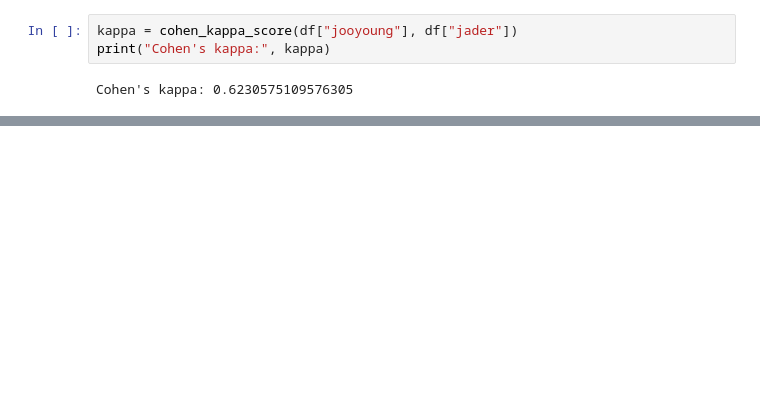
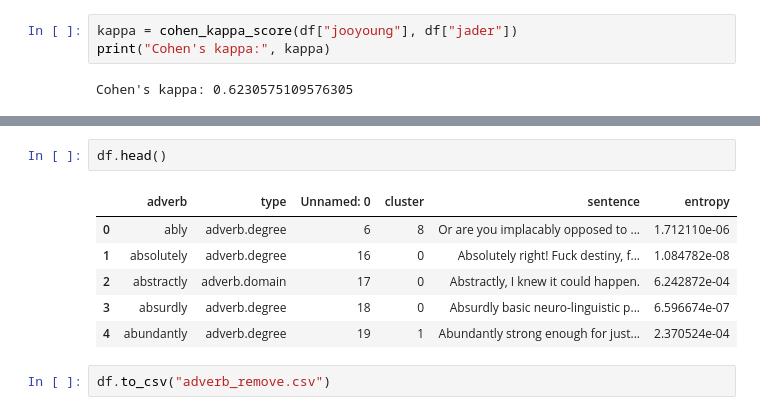
Before and after one commit to jylee1010/Adverb-pragmatic-class, a Jupyter notebook: agreement.ipynb, the cells around one changed output, grey strips where cells are left out. Cells and saved outputs as stored; diff of their text form; blank space fills up the shorter version.

```diff
--- a/agreement.ipynb
+++ b/agreement.ipynb
@@ -54,0 +77,11 @@ plt.savefig("cm.png")
+# %%
+df.head()
+# %% [output]
+|  | adverb | type | Unnamed: 0 | cluster | sentence | entropy |
+| 0 | ably | adverb.degree | 6 | 8 | Or are you implacably opposed to ... | 1.712110e-06 |
+| 1 | absolutely | adverb.degree | 16 | 0 | Absolutely right! Fuck destiny, f... | 1.084782e-08 |
+| 2 | abstractly | adverb.domain | 17 | 0 | Abstractly, I knew it could happen. | 6.242872e-04 |
+| 3 | absurdly | adverb.degree | 18 | 0 | Absurdly basic neuro-linguistic p... | 6.596674e-07 |
+| 4 | abundantly | adverb.degree | 19 | 1 | Abundantly strong enough for just... | 2.370524e-04 |
+# %%
+df.to_csv("adverb_remove.csv")
```
Also changed, not shown: parts of 10 cells of this notebook, 5 other files.
